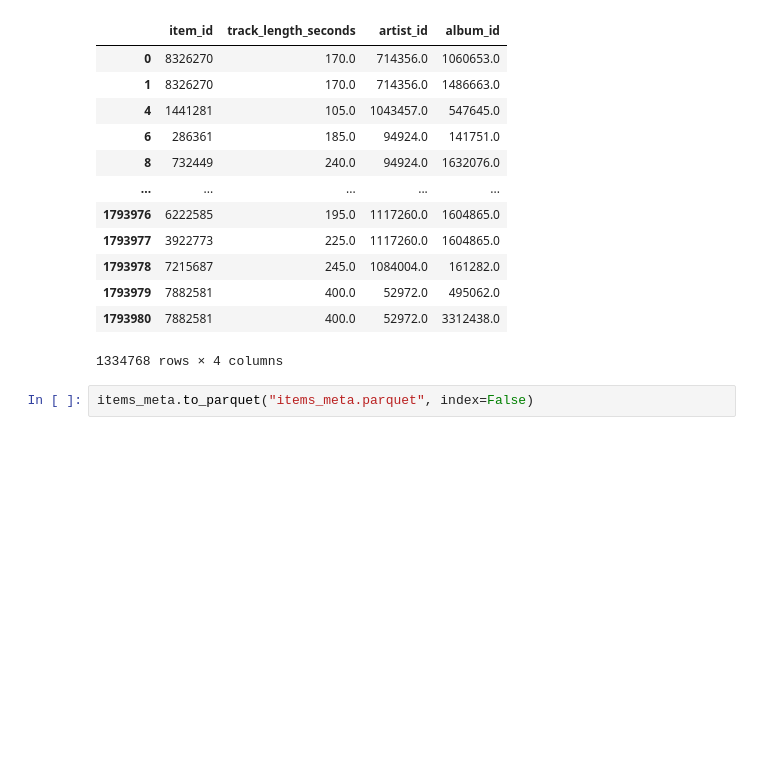
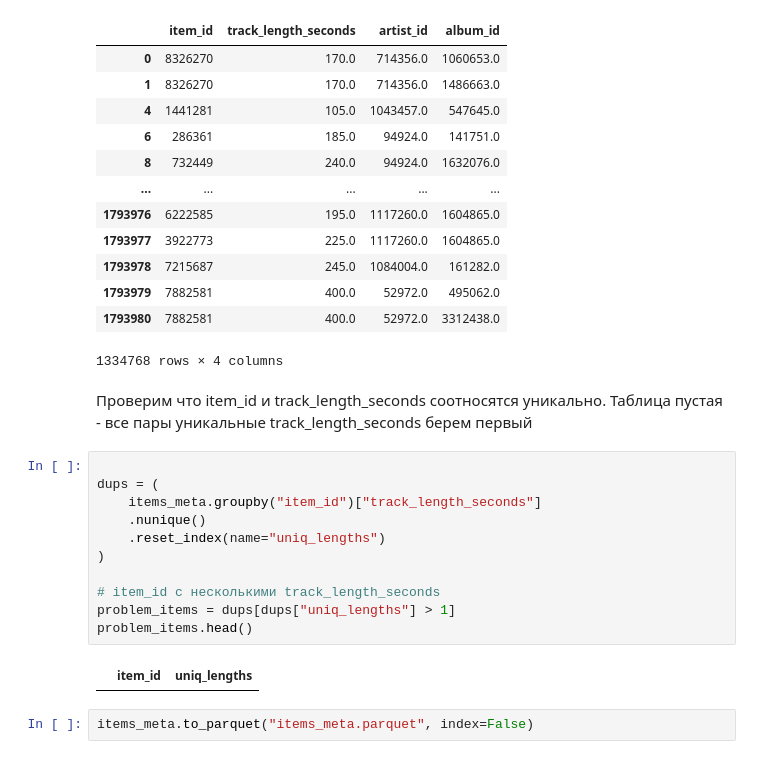
Before and after one commit to Nastasy822/music-recommendation-experiments, a Jupyter notebook: metadata_preprocessing.ipynb, the cells around one changed output. Drawn from its saved outputs; the diff is of its cells as text; blank space fills up the shorter version.

```diff
--- a/metadata_preprocessing.ipynb
+++ b/metadata_preprocessing.ipynb
@@ -41,5 +41,20 @@ items_meta.drop_duplicates()
 | 1793979 | 7882581 | 400.0 | 52972.0 | 495062.0 |
 | 1793980 | 7882581 | 400.0 | 52972.0 | 3312438.0 |
 1334768 rows × 4 columns
+# %% [markdown]
+Проверим что item_id и track_length_seconds соотносятся уникально. Таблица пустая - все пары уникальные track_length_seconds берем первый
+# %%
+
+dups = (
+    items_meta.groupby("item_id")["track_length_seconds"]
+    .nunique()
+    .reset_index(name="uniq_lengths")
+)
+
+# item_id с несколькими track_length_seconds
+problem_items = dups[dups["uniq_lengths"] > 1]
+problem_items.head()
+# %% [output]
+|  | item_id | uniq_lengths |
 # %%
 items_meta.to_parquet("items_meta.parquet", index=False)
```
Also changed, not shown: 5 other files.
